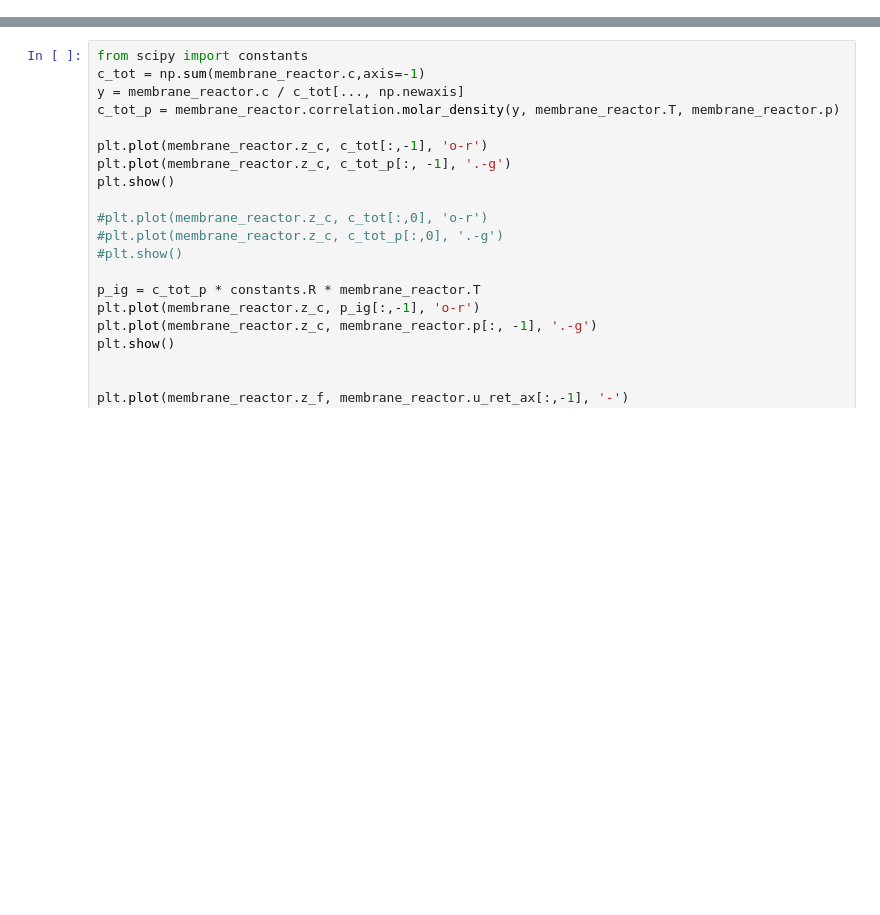
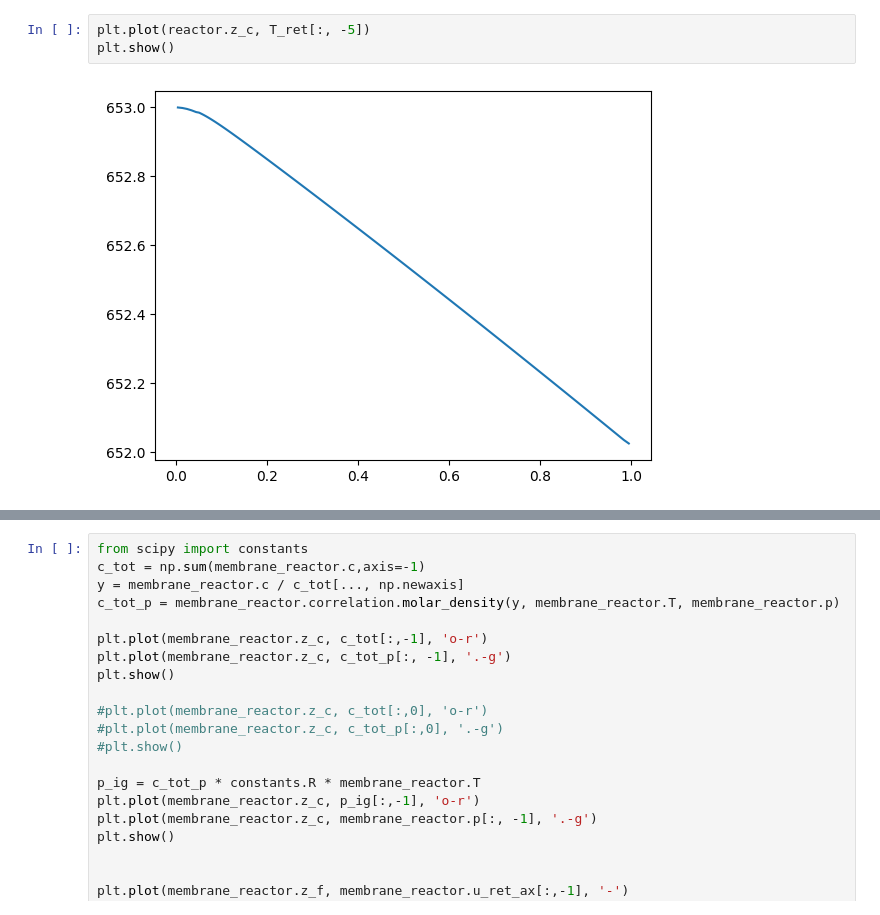
Before and after one commit to computational-chemical-engineering/ammonia_synthesis_reactor, a Jupyter notebook: membrane_reactor.ipynb, the cells around one changed output, grey strips where cells are left out. Drawn from its saved outputs; the diff is of its cells as text; blank space fills up the shorter version.

```diff
--- a/membrane_reactor.ipynb
+++ b/membrane_reactor.ipynb
@@ -93,0 +118,5 @@ elemental N balance: -4.0133370740320744e-08
+# %%
+plt.plot(reactor.z_c, T_ret[:, -5])
+plt.show()
+# %% [output]
+[figure, added]
```
Also changed, not shown: parts of 7 cells of this notebook, 3 other files.
